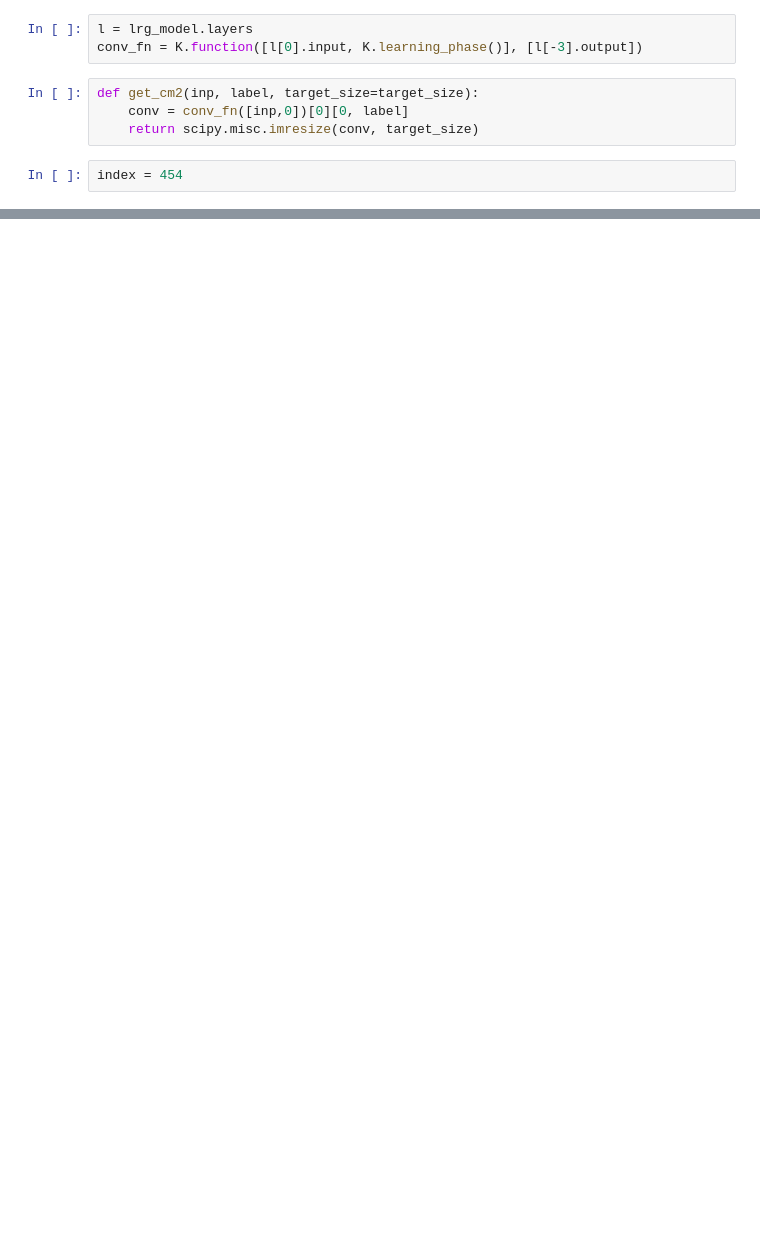
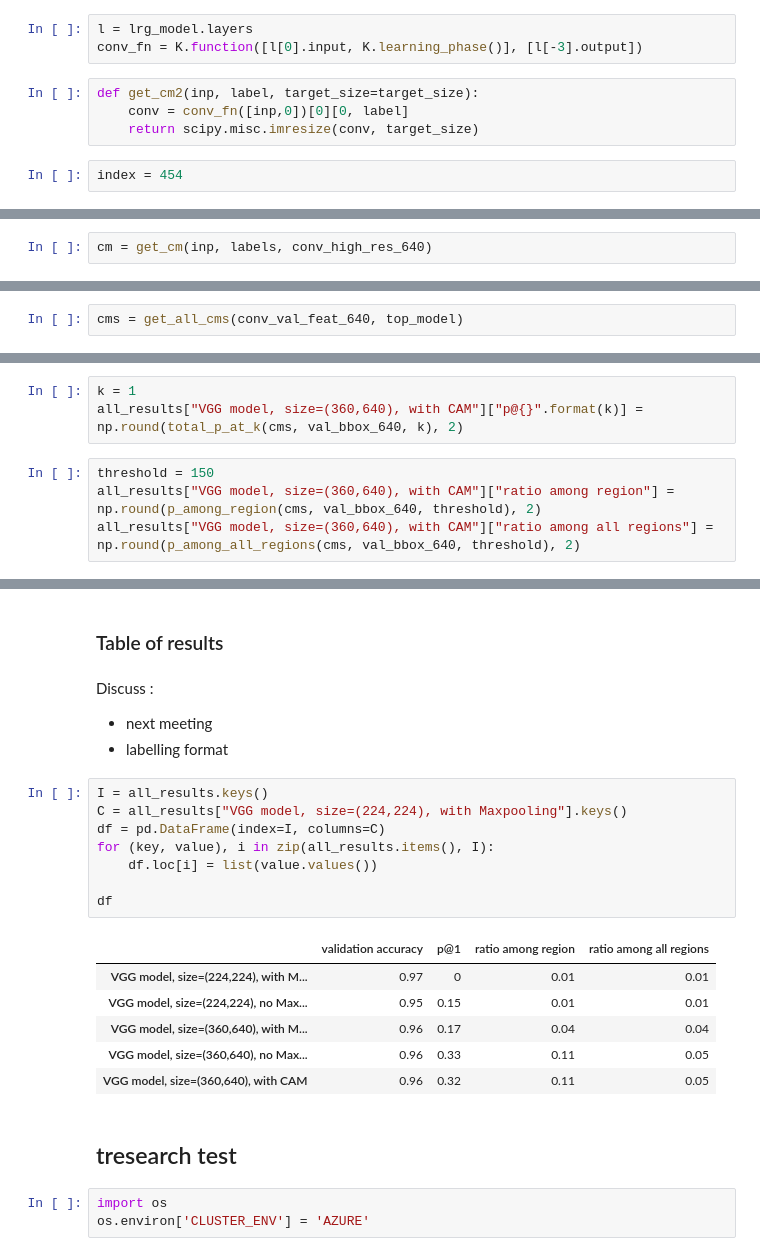
Before and after one commit to julienrousse/Master-Thesis-Project, a Jupyter notebook: fish/VGG-heatmaps.ipynb, the cells around one changed output, grey strips where cells are left out. Drawn from its saved outputs; the diff is of its cells as text; blank space fills up the shorter version.

```diff
--- a/fish/VGG-heatmaps.ipynb
+++ b/fish/VGG-heatmaps.ipynb
@@ -336,0 +1873,2 @@ conv_val_feat[index].shape
+# %%
+cm = get_cm(inp, labels, conv_high_res_640)
@@ -336,0 +2003,2 @@ conv_val_feat[index].shape
+# %%
+cms = get_all_cms(conv_val_feat_640, top_model)
@@ -336,0 +2008,7 @@ conv_val_feat[index].shape
+# %%
+k = 1
+all_results["VGG model, size=(360,640), with CAM"]["p@{}".format(k)] = np.round(total_p_at_k(cms, val_bbox_640, k), 2)
+# %%
+threshold = 150
+all_results["VGG model, size=(360,640), with CAM"]["ratio among region"] = np.round(p_among_region(cms, val_bbox_640, threshold), 2)
+all_results["VGG model, size=(360,640), with CAM"]["ratio among all regions"] = np.round(p_among_all_regions(cms, val_bbox_640, threshold), 2)
@@ -336,0 +2538,26 @@ conv_val_feat[index].shape
+# %% [markdown]
+### Table of results
+# %% [markdown]
+Discuss :
+- next meeting
+- labelling format
+# %%
+I = all_results.keys()
+C = all_results["VGG model, size=(224,224), with Maxpooling"].keys()
+df = pd.DataFrame(index=I, columns=C)
+for (key, value), i in zip(all_results.items(), I):
+    df.loc[i] = list(value.values())
+
+df
+# %% [output]
+|  | validation accuracy | p@1 | ratio among region | ratio among all regions |
+| VGG model, size=(224,224), with M... | 0.97 | 0 | 0.01 | 0.01 |
+| VGG model, size=(224,224), no Max... | 0.95 | 0.15 | 0.01 | 0.01 |
+| VGG model, size=(360,640), with M... | 0.96 | 0.17 | 0.04 | 0.04 |
+| VGG model, size=(360,640), no Max... | 0.96 | 0.33 | 0.11 | 0.05 |
+| VGG model, size=(360,640), with CAM | 0.96 | 0.32 | 0.11 | 0.05 |
+# %% [markdown]
+## tresearch test
+# %%
+import os
+os.environ['CLUSTER_ENV'] = 'AZURE'
```
Also changed, not shown: parts of 361 cells of this notebook, 6 other files.
